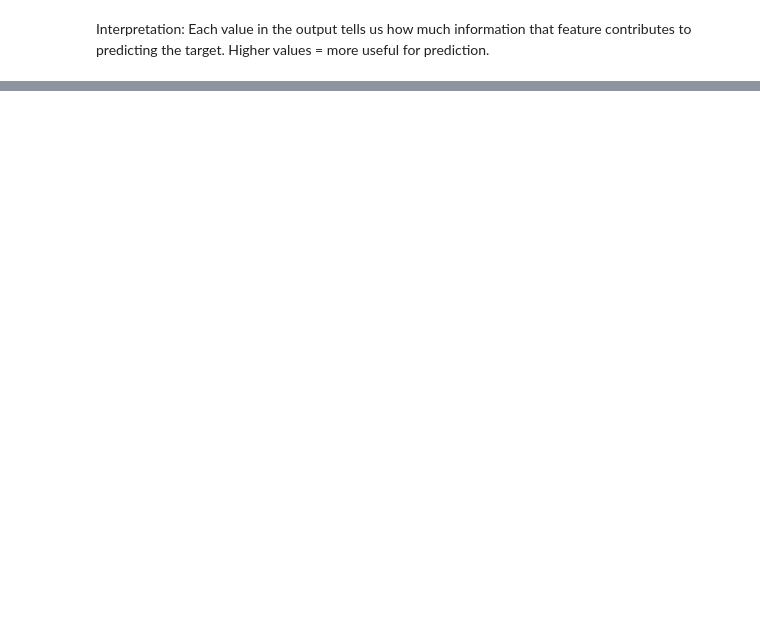
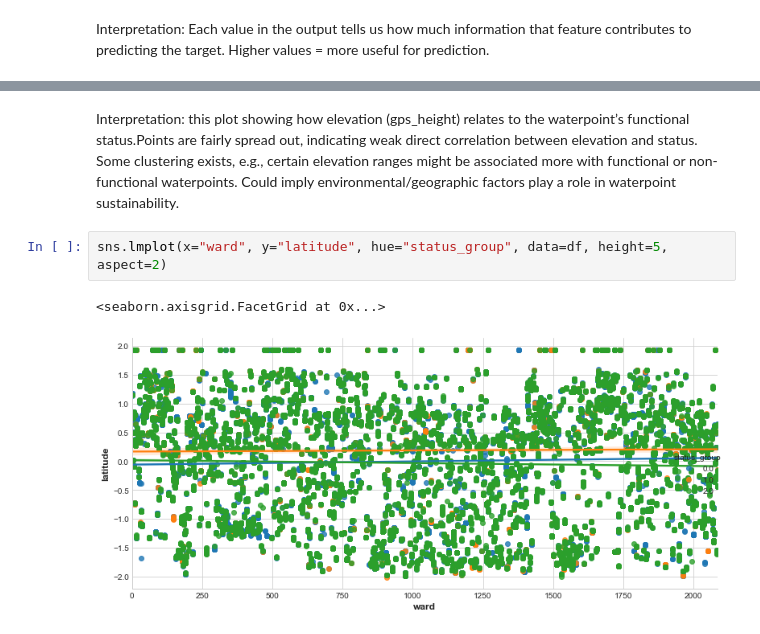
Before and after one commit to fsmariam/HydroLogic, a Jupyter notebook: notebooks/feature_engineering.ipynb, the cells around one changed output, grey strips where cells are left out. Drawn from its saved outputs; the diff is of its cells as text; blank space fills up the shorter version.

```diff
--- a/notebooks/feature_engineering.ipynb
+++ b/notebooks/feature_engineering.ipynb
@@ -305,0 +144,9 @@ plot_mi_scores(mi_scores)
+# %% [markdown]
+Interpretation: this plot showing how elevation (gps_height) relates to the waterpoint’s functional status.Points are fairly spread out, indicating weak direct correlation between elevation and status.
+Some clustering exists, e.g., certain elevation ranges might be associated more with functional or non-functional waterpoints.
+Could imply environmental/geographic factors play a role in waterpoint sustainability.
+# %%
+sns.lmplot(x="ward", y="latitude", hue="status_group", data=df, height=5, aspect=2)
+# %% [output]
+<seaborn.axisgrid.FacetGrid at 0x...>
+[figure, added]
```
Also changed, not shown: parts of 98 cells of this notebook, 29 other files.
